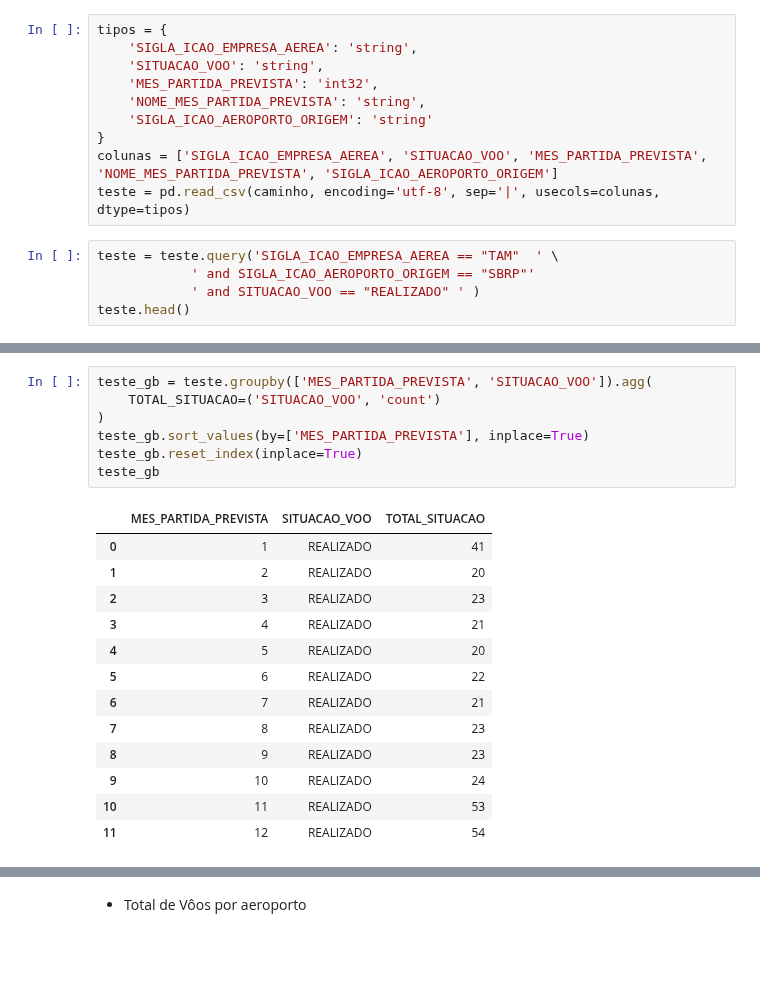
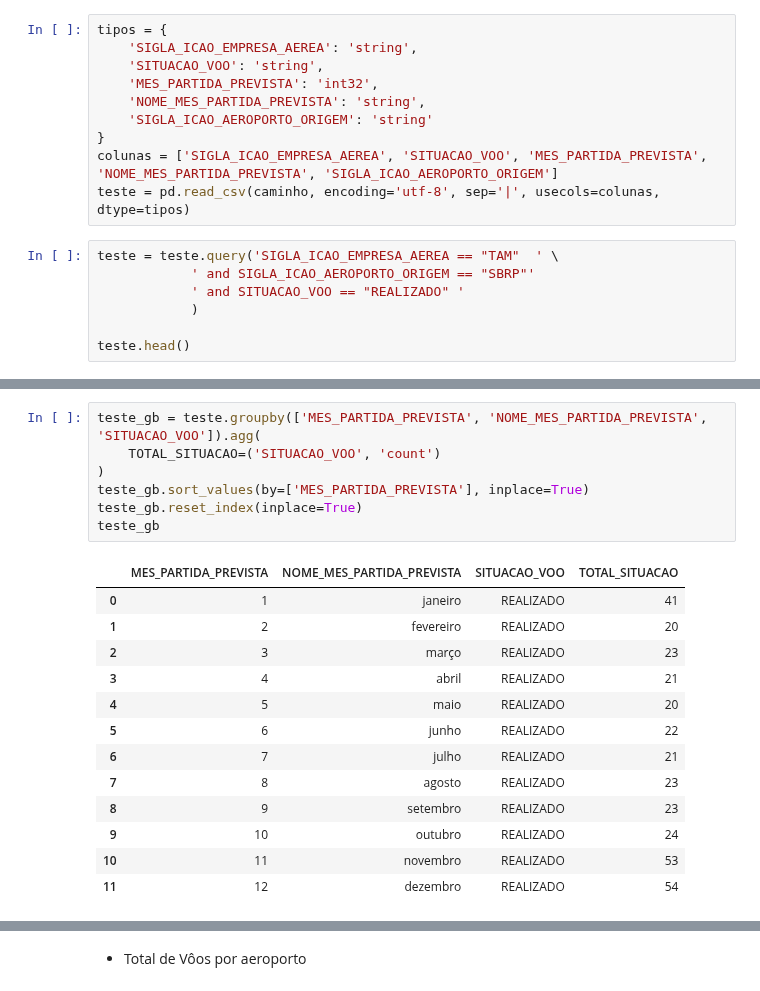
Before and after one commit to rodrigorocha1/dashboard_dados_voos_python, a Jupyter notebook: notebooks/visualizacoes.ipynb, the cells around one changed output, grey strips where cells are left out. Saved outputs shown, nothing was run; the diff lists cells and outputs as text; blank space fills up the shorter version.

```diff
--- a/notebooks/visualizacoes.ipynb
+++ b/notebooks/visualizacoes.ipynb
@@ -218,7 +219,9 @@ teste = pd.read_csv(caminho, encoding='utf-8', sep='|', usecols=colunas, dtype=t
 # %%
 teste = teste.query('SIGLA_ICAO_EMPRESA_AEREA == "TAM"  ' \
             ' and SIGLA_ICAO_AEROPORTO_ORIGEM == "SBRP"'
-            ' and SITUACAO_VOO == "REALIZADO" ' )
+            ' and SITUACAO_VOO == "REALIZADO" '
+            )
+
 teste.head()
 # %% [output]
 |  | SIGLA_ICAO_EMPRESA_AEREA | SIGLA_ICAO_AEROPORTO_ORIGEM | SITUACAO_VOO | MES_PARTIDA_PREVISTA | NOME_MES_PARTIDA_PREVISTA |
@@ -228,23 +231,23 @@ teste.head()
 | 537780 | TAM | SBRP | REALIZADO | 1 | janeiro |
 | 537781 | TAM | SBRP | REALIZADO | 1 | janeiro |
 # %%
-teste_gb = teste.groupby(['MES_PARTIDA_PREVISTA', 'SITUACAO_VOO']).agg(
+teste_gb = teste.groupby(['MES_PARTIDA_PREVISTA', 'NOME_MES_PARTIDA_PREVISTA', 'SITUACAO_VOO']).agg(
     TOTAL_SITUACAO=('SITUACAO_VOO', 'count')
 )
 teste_gb.sort_values(by=['MES_PARTIDA_PREVISTA'], inplace=True)
 teste_gb.reset_index(inplace=True)
 teste_gb
 # %% [output]
-|  | MES_PARTIDA_PREVISTA | SITUACAO_VOO | TOTAL_SITUACAO |
-| 0 | 1 | REALIZADO | 41 |
-| 1 | 2 | REALIZADO | 20 |
-| 2 | 3 | REALIZADO | 23 |
-| 3 | 4 | REALIZADO | 21 |
-| 4 | 5 | REALIZADO | 20 |
-| 5 | 6 | REALIZADO | 22 |
-| 6 | 7 | REALIZADO | 21 |
-| 7 | 8 | REALIZADO | 23 |
-| 8 | 9 | REALIZADO | 23 |
-| 9 | 10 | REALIZADO | 24 |
-| 10 | 11 | REALIZADO | 53 |
-| 11 | 12 | REALIZADO | 54 |
+|  | MES_PARTIDA_PREVISTA | NOME_MES_PARTIDA_PREVISTA | SITUACAO_VOO | TOTAL_SITUACAO |
+| 0 | 1 | janeiro | REALIZADO | 41 |
+| 1 | 2 | fevereiro | REALIZADO | 20 |
+| 2 | 3 | março | REALIZADO | 23 |
+| 3 | 4 | abril | REALIZADO | 21 |
+| 4 | 5 | maio | REALIZADO | 20 |
+| 5 | 6 | junho | REALIZADO | 22 |
+| 6 | 7 | julho | REALIZADO | 21 |
+| 7 | 8 | agosto | REALIZADO | 23 |
+| 8 | 9 | setembro | REALIZADO | 23 |
+| 9 | 10 | outubro | REALIZADO | 24 |
+| 10 | 11 | novembro | REALIZADO | 53 |
+| 11 | 12 | dezembro | REALIZADO | 54 |
```
Also changed, not shown: parts of 2 cells of this notebook.
